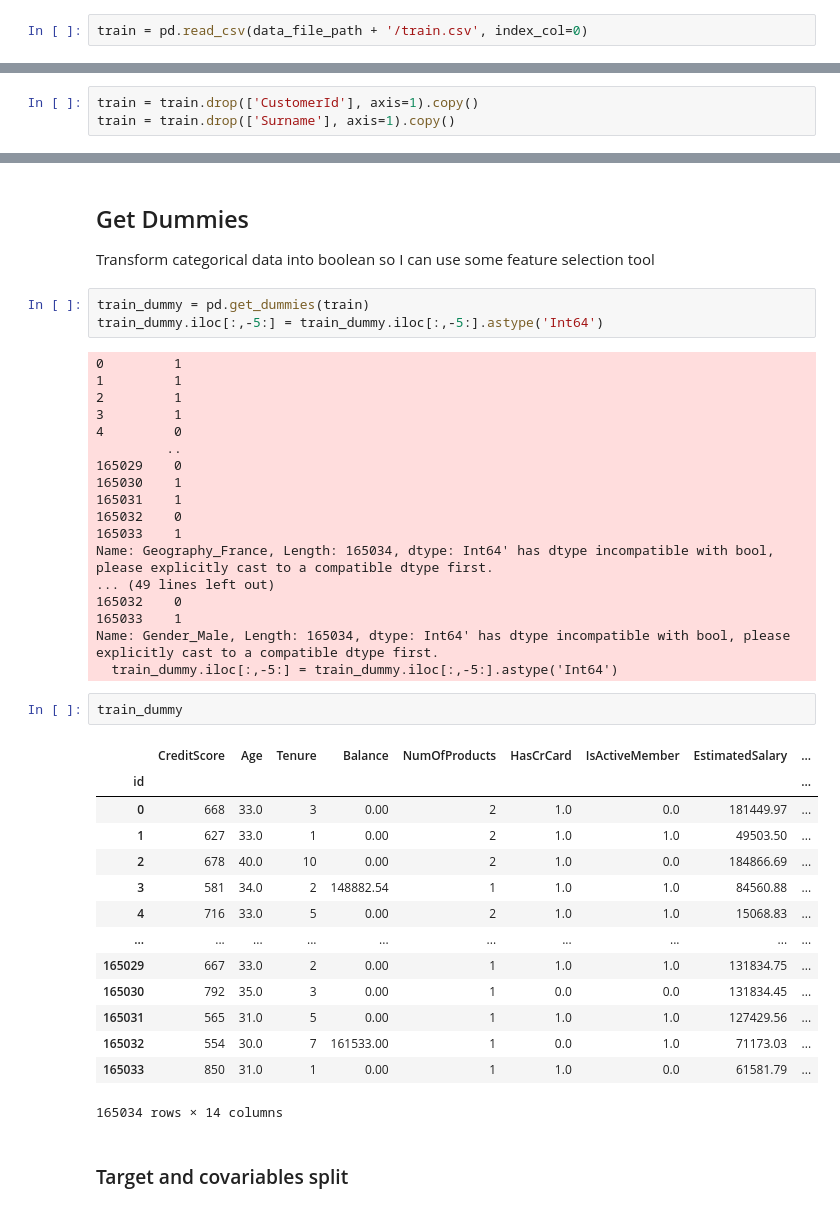
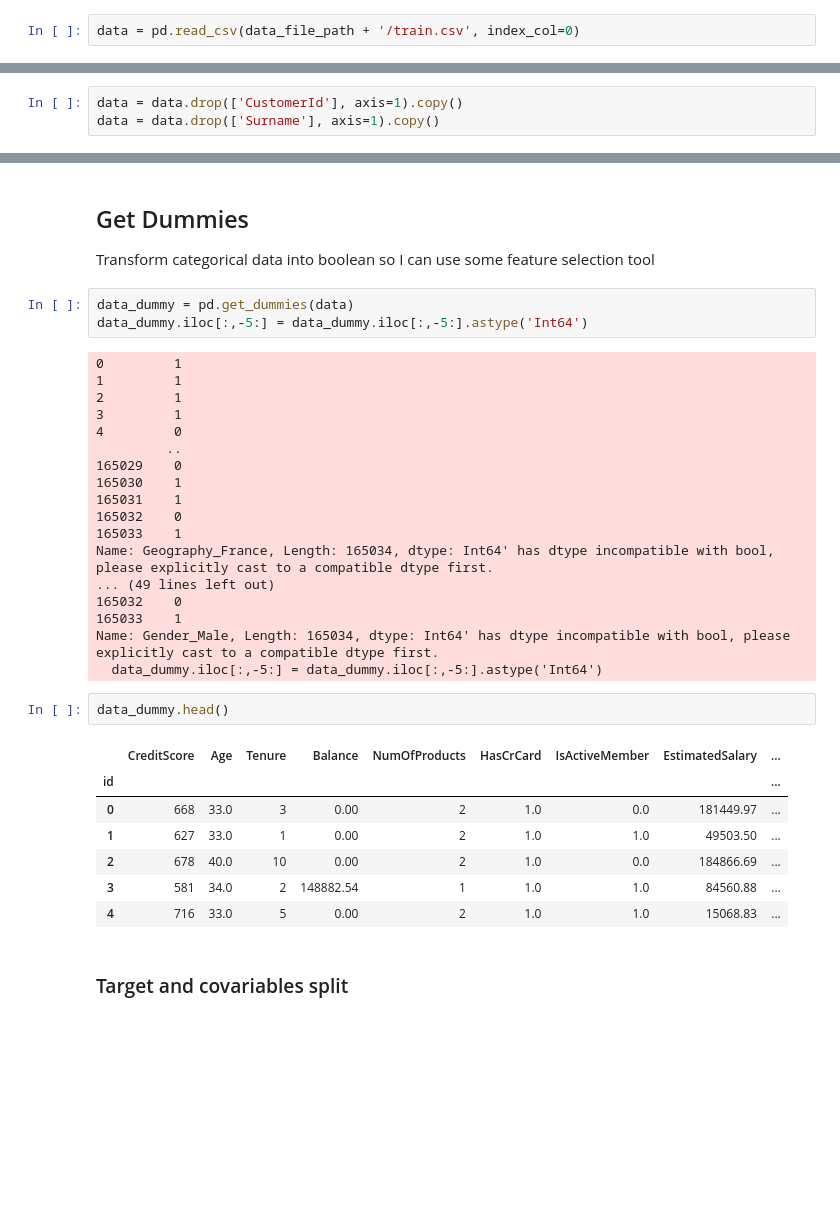
Before and after one commit to fernandohitmas/unstructured_data_mining, a Jupyter notebook: scripts/activity1.ipynb, the cells around one changed output, grey strips where cells are left out. Saved outputs shown, nothing was run; the diff lists cells and outputs as text; blank space fills up the shorter version.

```diff
--- a/scripts/activity1.ipynb
+++ b/scripts/activity1.ipynb
@@ -49,7 +53,7 @@ sns.set_style('white')
 # %%
 data_file_path = '/Users/administrador/Documents/Pessoal/repositorios/unstructured_data_mining/data'
 # %%
-train = pd.read_csv(data_file_path + '/train.csv', index_col=0)
+data = pd.read_csv(data_file_path + '/train.csv', index_col=0)
 # %% [markdown]
 ## Data Information:
 
@@ -94,6 +98,6 @@ train.head()
 # %% [markdown]
 Deleting CustomerId column
 # %%
-train = train.drop(['CustomerId'], axis=1).copy()
-train = train.drop(['Surname'], axis=1).copy()
+data = data.drop(['CustomerId'], axis=1).copy()
+data = data.drop(['Surname'], axis=1).copy()
 # %%
@@ -223,8 +227,8 @@ sns.heatmap(train.select_dtypes(include='number').corr(), annot=True)
 
 Transform categorical data into boolean so I can use some feature selection tool
 # %%
-train_dummy = pd.get_dummies(train)
-train_dummy.iloc[:,-5:] = train_dummy.iloc[:,-5:].astype('Int64')
+data_dummy = pd.get_dummies(data)
+data_dummy.iloc[:,-5:] = data_dummy.iloc[:,-5:].astype('Int64')
 # %% [output]
 0         1
 1         1
@@ -242,24 +246,17 @@ Name: Geography_France, Length: 165034, dtype: Int64' has dtype incompatible wit
 165032    0
 165033    1
 Name: Gender_Male, Length: 165034, dtype: Int64' has dtype incompatible with bool, please explicitly cast to a compatible dtype first.
-  train_dummy.iloc[:,-5:] = train_dummy.iloc[:,-5:].astype('Int64')
+  data_dummy.iloc[:,-5:] = data_dummy.iloc[:,-5:].astype('Int64')
-# %%
-train_dummy
-# %% [output]
-|  | CreditScore | Age | Tenure | Balance | NumOfProducts | HasCrCard | IsActiveMember | EstimatedSalary | ... |
-| id |  |  |  |  |  |  |  |  | ... |
-| 0 | 668 | 33.0 | 3 | 0.00 | 2 | 1.0 | 0.0 | 181449.97 | ... |
-| 1 | 627 | 33.0 | 1 | 0.00 | 2 | 1.0 | 1.0 | 49503.50 | ... |
-| 2 | 678 | 40.0 | 10 | 0.00 | 2 | 1.0 | 0.0 | 184866.69 | ... |
-| 3 | 581 | 34.0 | 2 | 148882.54 | 1 | 1.0 | 1.0 | 84560.88 | ... |
-| 4 | 716 | 33.0 | 5 | 0.00 | 2 | 1.0 | 1.0 | 15068.83 | ... |
-| ... | ... | ... | ... | ... | ... | ... | ... | ... | ... |
-| 165029 | 667 | 33.0 | 2 | 0.00 | 1 | 1.0 | 1.0 | 131834.75 | ... |
-| 165030 | 792 | 35.0 | 3 | 0.00 | 1 | 0.0 | 0.0 | 131834.45 | ... |
-| 165031 | 565 | 31.0 | 5 | 0.00 | 1 | 1.0 | 1.0 | 127429.56 | ... |
-| 165032 | 554 | 30.0 | 7 | 161533.00 | 1 | 0.0 | 1.0 | 71173.03 | ... |
-| 165033 | 850 | 31.0 | 1 | 0.00 | 1 | 1.0 | 0.0 | 61581.79 | ... |
-165034 rows × 14 columns
+# %%
+data_dummy.head()
+# %% [output]
+|  | CreditScore | Age | Tenure | Balance | NumOfProducts | HasCrCard | IsActiveMember | EstimatedSalary | ... |
+| id |  |  |  |  |  |  |  |  | ... |
+| 0 | 668 | 33.0 | 3 | 0.00 | 2 | 1.0 | 0.0 | 181449.97 | ... |
+| 1 | 627 | 33.0 | 1 | 0.00 | 2 | 1.0 | 1.0 | 49503.50 | ... |
+| 2 | 678 | 40.0 | 10 | 0.00 | 2 | 1.0 | 0.0 | 184866.69 | ... |
+| 3 | 581 | 34.0 | 2 | 148882.54 | 1 | 1.0 | 1.0 | 84560.88 | ... |
+| 4 | 716 | 33.0 | 5 | 0.00 | 2 | 1.0 | 1.0 | 15068.83 | ... |
 # %% [markdown]
 ### Target and covariables split
 # %%
```
Also changed, not shown: parts of 37 cells of this notebook, 3 other files.
